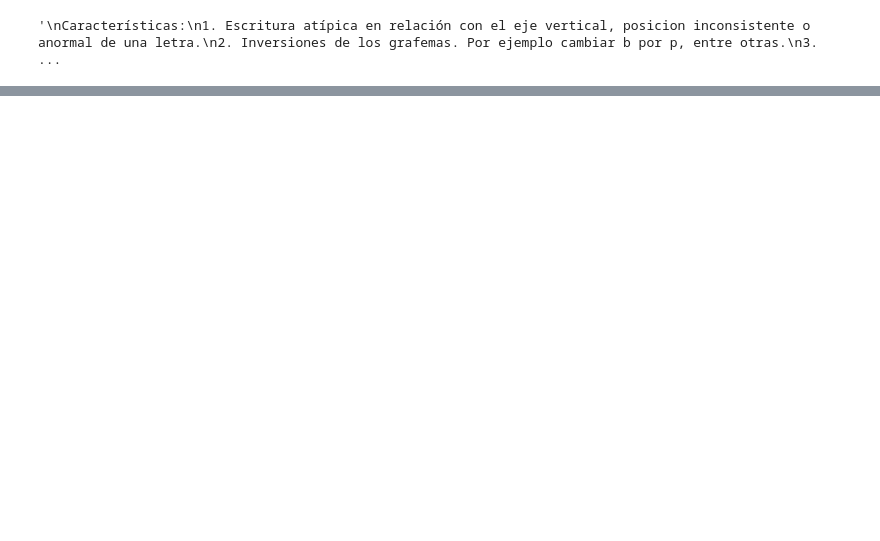
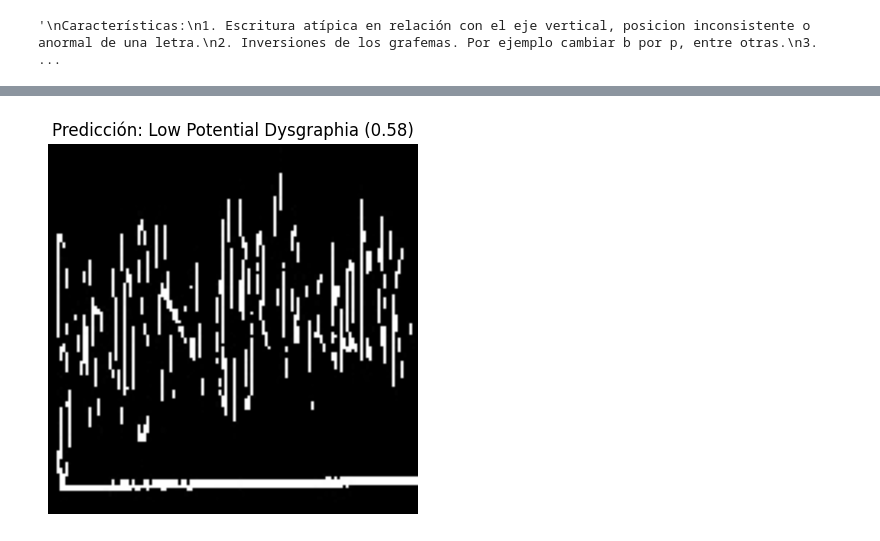
Before and after one commit to E-Daniel-Prada/dysgraphia-detection-crnn, a Jupyter notebook: dysgraphia_detection_crnn.ipynb, the cells around one changed output, grey strips where cells are left out. Drawn from its saved outputs; the diff is of its cells as text; code cells hidden in the pictures; blank space fills up the shorter version.

```diff
--- a/dysgraphia_detection_crnn.ipynb
+++ b/dysgraphia_detection_crnn.ipynb
@@ -119,0 +227,25 @@ plt.show()
+# %%
+from tensorflow.keras.preprocessing import image
+import numpy as np
+
+# Ruta de la imagen de prueba en Google Drive
+test_image_path = "/content/drive/MyDrive/colab-notebooks/datasets/disgrafia/disgrafia_crnn/Potential Dysgraphia/PD (4).jpg"  # ⚠️ Cambia esto
+
+# Preprocesar la imagen
+img = image.load_img(test_image_path, target_size=IMG_SIZE)
+img_array = image.img_to_array(img)
+img_array = np.expand_dims(img_array, axis=0)  # Añadir batch dimension
+img_array /= 255.0  # Normalizar
+
+
+# Hacer la predicción
+predictions = model.predict(img_array)
+predicted_class = class_names[np.argmax(predictions)]
+confidence = np.max(predictions)
+
+# Mostrar resultado
+plt.imshow(img)
+plt.title(f"Predicción: {predicted_class} ({confidence:.2f})")
+plt.axis("off")
+plt.show()
+# %% [output]
@@ -119,0 +253 @@ plt.show()
+[figure, added]
```
Also changed, not shown: parts of 18 cells of this notebook.
